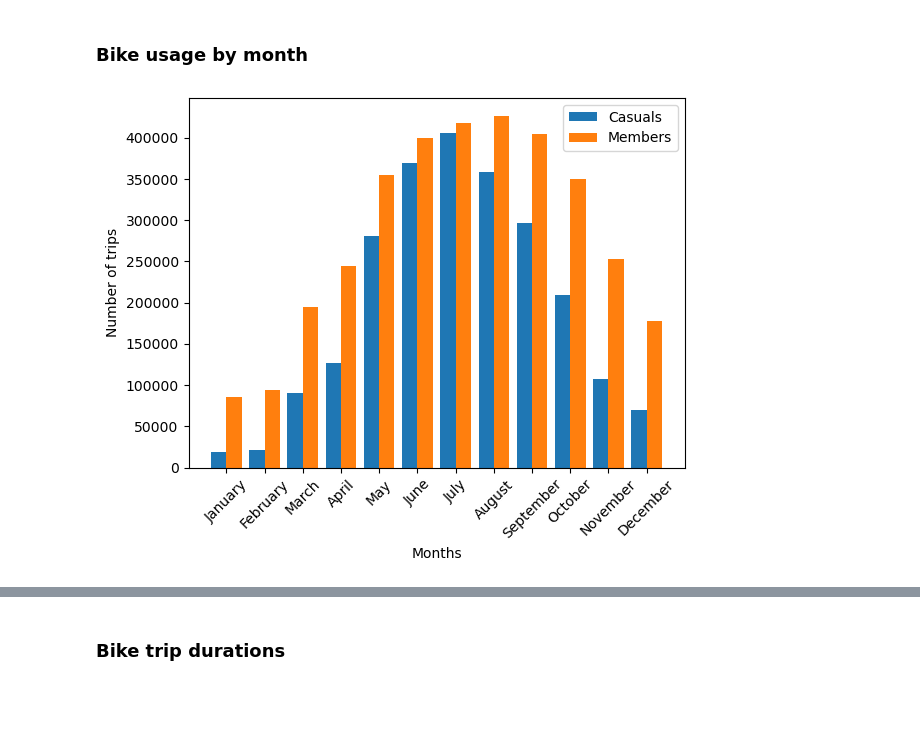
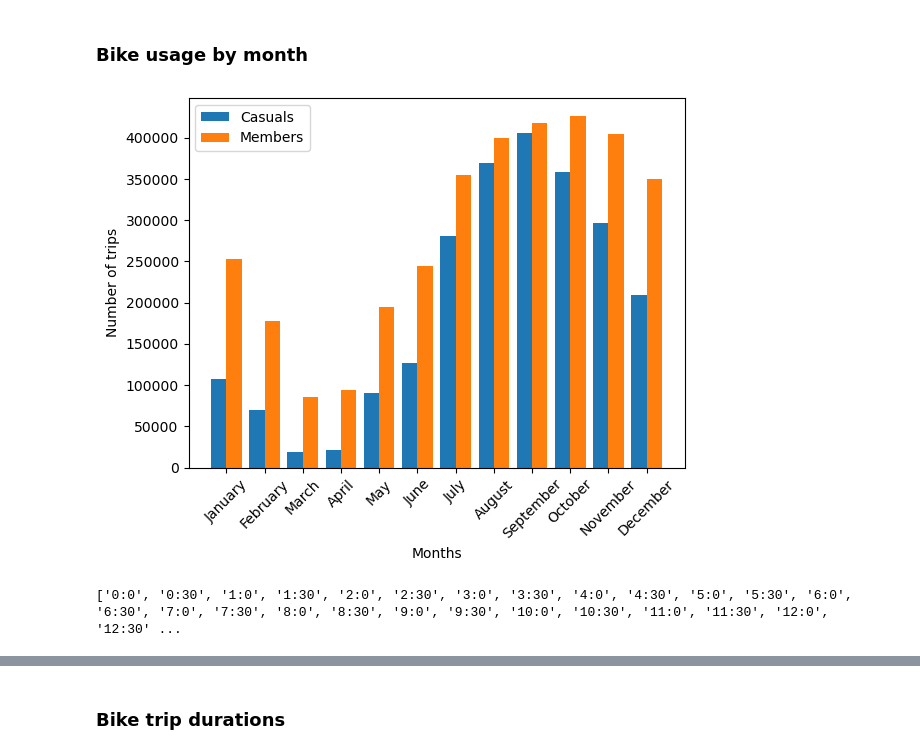
Before and after one commit to mosesibnmoses/Data-Portfolio, a Jupyter notebook: Bike share business analysis/Bike-share trips analysis.ipynb, the cells around one changed output, grey strips where cells are left out. Saved outputs shown, nothing was run; the diff lists cells and outputs as text; code cells hidden in the pictures; blank space fills up the shorter version.

Commit message:
Added hour of the day analysis

```diff
--- a/Bike share business analysis/Bike-share trips analysis.ipynb
+++ b/Bike share business analysis/Bike-share trips analysis.ipynb
@@ -160,17 +166,18 @@ casuals_distance_dist=df_casuals['distance']
 electric_casuals=len(df_casuals[df_casuals['rideable_type']=='electric_bike'])
 electric_casuals_proportion=electric_casuals/np.count_nonzero(df_casuals['rideable_type'])
 
+#day of the week distribution
+df_casuals.set_index('day_of_week',drop=False,inplace=True)
+df_casuals_dayofweek_dist_series=df_casuals['day_of_week'].value_counts().sort_index()
 
-casuals_days_of_week_dist=[]
-for day in range (7):
-    casuals_days_of_week_dist.append(len(df_casuals[df_casuals['day_of_week']==day]))
-#plt.bar(x=['0','1','2','3','4','5','6'],height=members_days_of_week_dist)
-casuals_month_dist=[]
-for month in range (1,13):
-    casuals_month_dist.append(len(df_casuals[df_casuals['started_at'].dt.month==month]))
+#month distribution
+df_casuals.set_index('started_at',drop=False,inplace=True)
+df_casuals_month_dist_series=df_casuals.groupby(pd.Grouper(freq='M')).size()
 
-#print(num_trips_casuals,avg_distance_casuals,avg_ride_length_casuals)
-#print(casuals_days_of_week_dist/np.sum(casuals_days_of_week_dist))
-#print(casuals_month_dist/np.sum(casuals_days_of_week_dist))
-#print(df_casuals['ride_length'].describe())
+#time of day distribution
+df_casuals['started_at_time']=df_casuals['started_at'].dt.time
+df_casuals['started_at_time']=pd.to_datetime(df_casuals['started_at_time'],format='%H:%M:%S', errors='coerce')
+df_casuals.set_index('started_at_time',drop=False,inplace=True)
+df_casuals_hour_dist_series=df_casuals.groupby(pd.Grouper(freq='30Min')).size()
+
 del df_casuals
@@ -221,19 +218,28 @@ plt.show()
 # %%
 X = ["January", "February", "March", "April", "May", "June", "July", "August", "September", "October", "November", "December"]
 
 
 X_axis = np.arange(len(X))
 
-plt.bar(X_axis - 0.2, casuals_month_dist, 0.4, label = 'Casuals')
-plt.bar(X_axis + 0.2, members_month_dist, 0.4, label = 'Members')
+plt.bar(X_axis - 0.2, df_casuals_month_dist_series, 0.4, label = 'Casuals')
+plt.bar(X_axis + 0.2, df_members_month_dist_series, 0.4, label = 'Members')
 #plt.bar(X_axis - 0.2, casuals_month_dist/np.sum(casuals_month_dist), 0.4, label = 'Casuals')
 #plt.bar(X_axis + 0.2, members_month_dist/np.sum(members_month_dist), 0.4, label = 'Members')
 
 plt.xticks(X_axis, X, rotation=45)
 plt.xlabel("Months")
 plt.ylabel("Number of trips")
 #plt.title("Number of tri in each group")
 plt.legend()
 plt.show()
 # %% [output]
-[figure, old version]
+[figure, new version]
+# %%
+#X=[h//2,m*30 for x in range(24),m in range (2)]
+H=[hours for hours in range(24)]
+M=[0,30]
+X=[(str(h)+':'+str(m)) for h in H for m in M]
+print(X)
+#print (pd.to_datetime(X,format='%H'))
+# %% [output]
+['0:0', '0:30', '1:0', '1:30', '2:0', '2:30', '3:0', '3:30', '4:0', '4:30', '5:0', '5:30', '6:0', '6:30', '7:0', '7:30', '8:0', '8:30', '9:0', '9:30', '10:0', '10:30', '11:0', '11:30', '12:0', '12:30' ...
```
Also changed, not shown: parts of 9 cells of this notebook, 1 other file.
